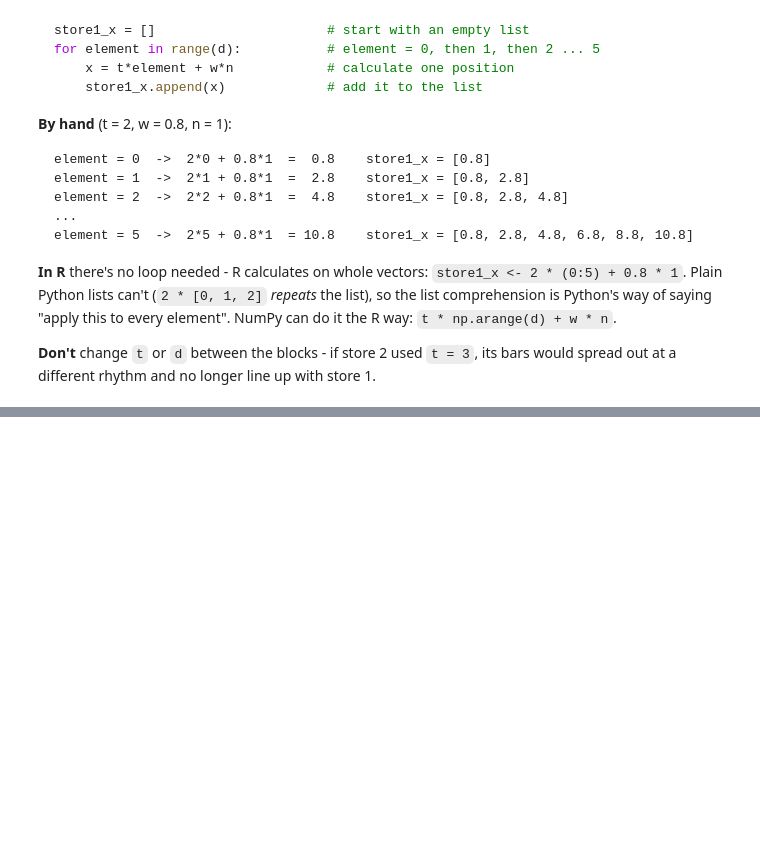
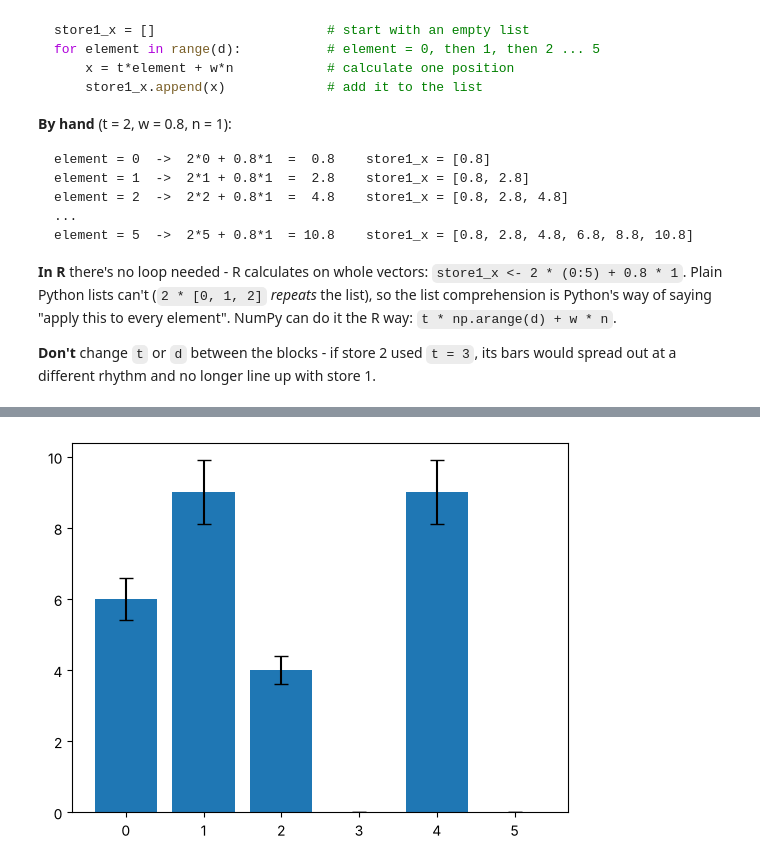
Before and after one commit to kkg98/panda-for-finance, a Jupyter notebook: notes/4_visualizing_finance_data/02_different_plot_types.ipynb, the cells around one changed output, grey strips where cells are left out. Cells and saved outputs as stored; diff of their text form; code cells hidden in the pictures; blank space fills up the shorter version.

```diff
--- a/notes/4_visualizing_finance_data/02_different_plot_types.ipynb
+++ b/notes/4_visualizing_finance_data/02_different_plot_types.ipynb
@@ -186,0 +230,10 @@ element = 5  ->  2*5 + 0.8*1  = 10.8    store1_x = [0.8, 2.8, 4.8, 6.8, 8.8, 10.
+# %%
+ounces_of_milk = [6, 9, 4, 0, 9, 0]
+error = [0.6, 0.9, 0.4, 0, 0.9, 0]
+
+plt.figure()
+plt.bar(range(len(drinks)),ounces_of_milk, yerr=error, capsize=5)
+plt.savefig(CHARTS + '02_05_error_bars.png')
+plt.show()
+# %% [output]
+[figure, added]
```
Also changed, not shown: parts of 25 cells of this notebook, 11 other files.
